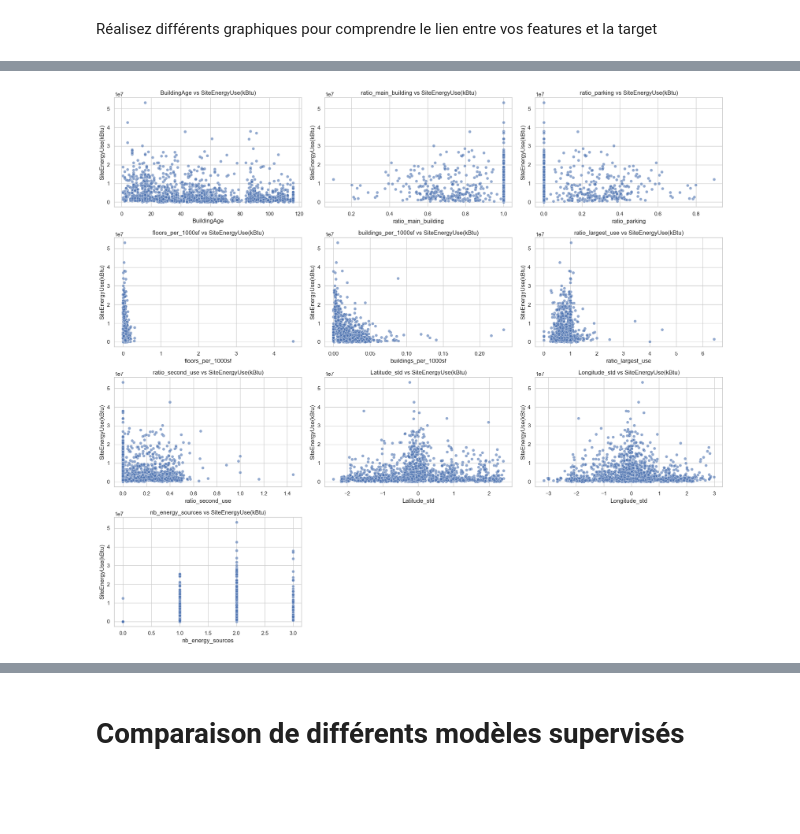
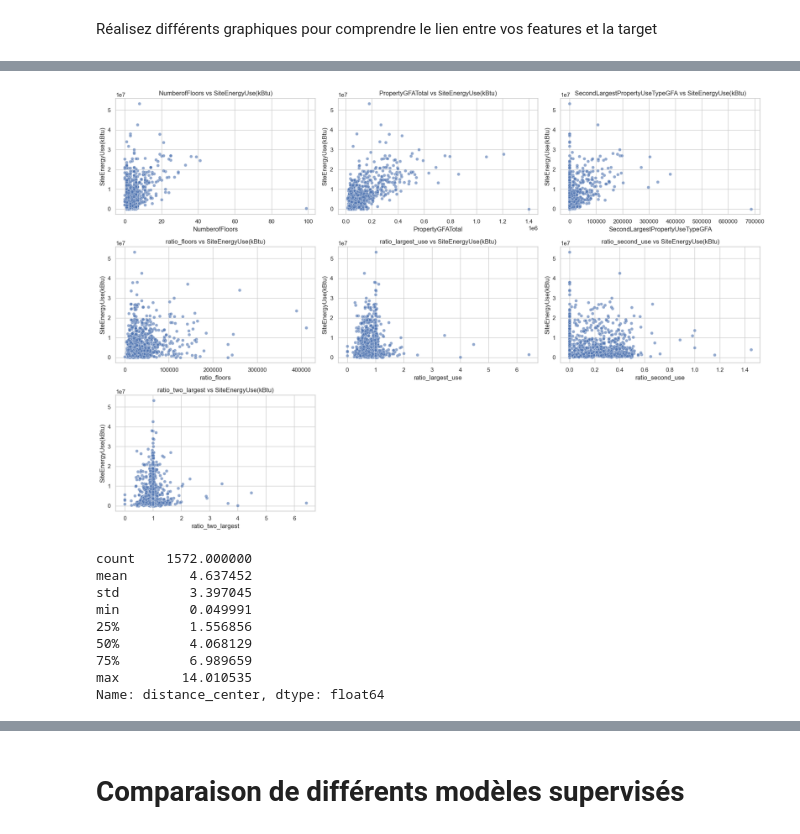
Before and after one commit to Noel974/Anticipez-_les_besoins_en_consommation_de_b-timents, a Jupyter notebook: template_modelistation_supervisee.ipynb, the cells around one changed output, grey strips where cells are left out. Cells and saved outputs as stored; diff of their text form; code cells hidden in the pictures; blank space fills up the shorter version.

```diff
--- a/template_modelistation_supervisee.ipynb
+++ b/template_modelistation_supervisee.ipynb
@@ -665,6 +659,9 @@ def create_type_features(df_type):
     # Créer la nouvelle colonne avec regroupement
     df_type["PropertyCategory"] = df_type["PrimaryPropertyType"].map(category).fillna("Other")
 
+    # Supprimer les lignes à exclure
+    df_type = df_type[df_type["PropertyCategory"] != "Delete"]
+
     # Vérifier la distribution
     print(df_type["PropertyCategory"].value_counts())
 
@@ -795,19 +791,3 @@ df_localisation = consumption_df[[
 
 # Convertir ZipCode en string pour éviter les erreurs
 df_localisation["ZipCode"] = df_localisation["ZipCode"].astype(str)
-# %%
-def create_localisation_features(df_localisation):
-
-    # 1. Création d'un identifiant de lieu
-    df_localisation["lieux"] = (
-        df_localisation["City"].fillna("Unknown") + "_" +
-        df_localisation["State"].fillna("Unknown") + "_" +
-        df_localisation["ZipCode"].fillna("Unknown") + "_" +
-        df_localisation["Neighborhood"].fillna("Unknown")
-    )
-
-    # 2. Indicateur de présence des données géographiques
-    df_localisation["Latitude_std"] = (df_localisation["Latitude"] - df_localisation["Latitude"].mean()) / df_localisation["Latitude"].std()
-    df_localisation["Longitude_std"] = (df_localisation["Longitude"] - df_localisation["Longitude"].mean()) / df_localisation["Longitude"].std()
-
-    return df_localisation
@@ -881,9 +920,8 @@ df_features = pd.concat([
     df_age_feature[['BuildingAge']],
     df_surface_feature[['NumberofFloors', "PropertyGFATotal",
     "LargestPropertyUseTypeGFA",
-    "SecondLargestPropertyUseTypeGFA",
-    "NumberofFloors","ratio_floors","ratio_largest_use","ratio_second_use","ratio_two_largest",]],
-    df_localisation_features[['Latitude_std','Longitude_std']],
+    "SecondLargestPropertyUseTypeGFA","ratio_floors","ratio_largest_use","ratio_second_use","ratio_two_largest",]],
+    df_localisation_features[['Latitude','Longitude','distance_center']],
     df_energy_features[['nb_energy_sources']]
 ], axis=1)
 
@@ -1121,20 +1176,32 @@ buildings_per_1000sf   -0.451984
 Name: target, dtype: float64
 # %%
-# Nombre de colonnes numériques
-n = len(num_cols)
+selected_cols = ['NumberofFloors', 'PropertyGFATotal', 'SecondLargestPropertyUseTypeGFA', 'ratio_floors', 'ratio_largest_use', 'ratio_second_use', 'ratio_two_largest']
 
-# Définir le nombre de colonnes dans la grille
+n = len(selected_cols)
+
 cols = 3
 rows = math.ceil(n / cols)
 
 plt.figure(figsize=(6 * cols, 4 * rows))
 
-for i, col in enumerate(num_cols, 1):
+for i, col in enumerate(selected_cols, 1):
     plt.subplot(rows, cols, i)
     sns.scatterplot(data=df_features, x=col, y=target, alpha=0.6)
     plt.title(f"{col} vs {target}")
     plt.tight_layout()
 
 plt.show()
 # %% [output]
-[figure, old version]
+[figure, new version]
+# %%
+df_features["distance_center"].describe()
+# %% [output]
+count    1572.000000
+mean        4.637452
+std         3.397045
+min         0.049991
+25%         1.556856
+50%         4.068129
+75%         6.989659
+max        14.010535
+Name: distance_center, dtype: float64
```
Also changed, not shown: parts of 24 cells of this notebook, 35 other files.
